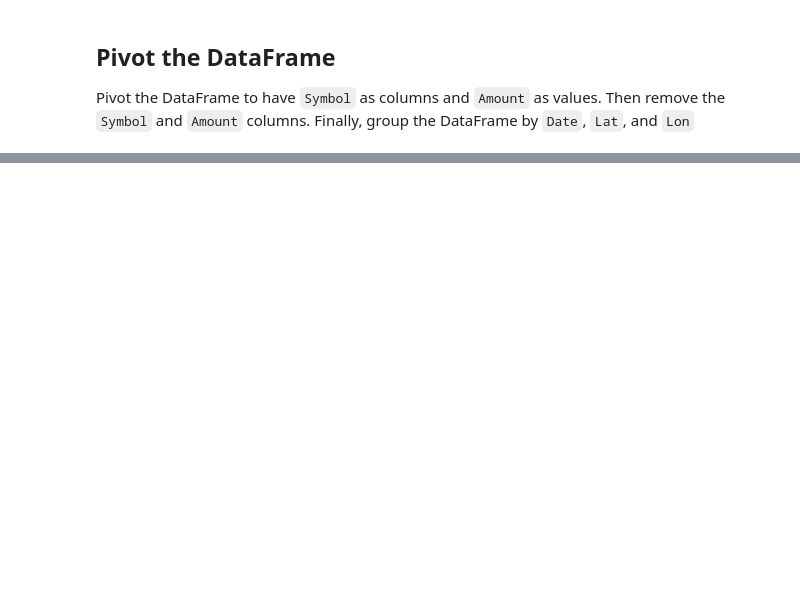
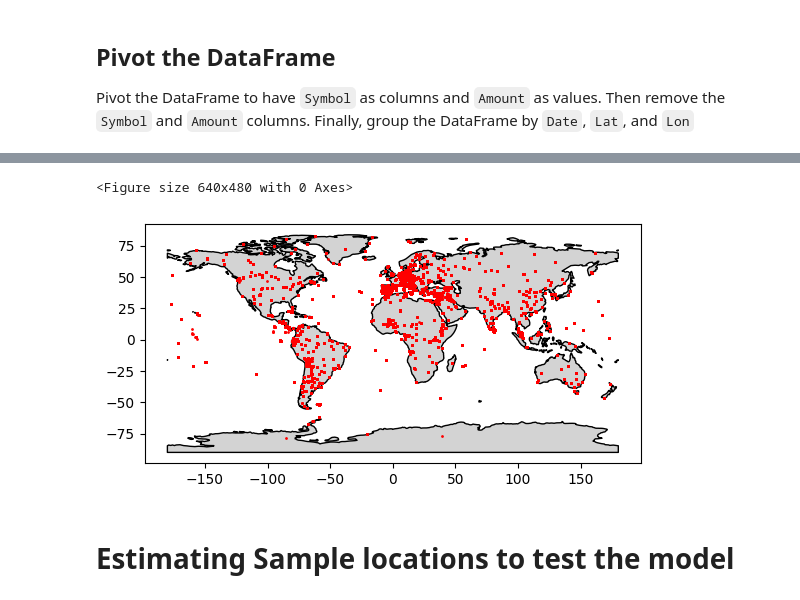
Before and after one commit to JaxtonGray/isoNet_Models, a Jupyter notebook: Data/GNIP/DataCleaning.ipynb, the cells around one changed output, grey strips where cells are left out. Cells and saved outputs as stored; diff of their text form; code cells hidden in the pictures; blank space fills up the shorter version.

```diff
--- a/Data/GNIP/DataCleaning.ipynb
+++ b/Data/GNIP/DataCleaning.ipynb
@@ -81,7 +84,7 @@ Convert the columns to UTC timezone and set the typing of the other columns:
 - `Amount`: float
 # %%
 # Convert Date Column to Datetime
-df['Date'] = pd.to_datetime(df['Date'], format='ISO8601', utc=True)
+df['Date'] = pd.to_datetime(df['Date'], utc=True)
 
 # Set the typing of the other columns
 df['Lat'] = df['Lat'].astype(float)
@@ -108,10 +105,3 @@ df
 # %% [markdown]
 ## Pivot the DataFrame
 Pivot the DataFrame to have `Symbol` as columns and `Amount` as values. Then remove the `Symbol` and `Amount` columns. Finally, group the DataFrame by `Date`, `Lat`, and `Lon`
-# %%
-# Pivot the DataFrame
-df['O18'] = df[df['Symbol'] == 'O18']['Amount']
-df['H2'] = df[df['Symbol'] == 'H2']['Amount']
-
-# Remove the Symbol and Amount columns
-df = df.drop(columns=['Symbol', 'Amount'])
@@ -133,0 +108,3 @@ df.groupby(['Date', 'Lat', 'Lon']).mean().reset_index()
+# %%
+df = df.pivot_table(index=['Lat', 'Lon', 'Alt', 'Date'], columns='Symbol', values='Amount', aggfunc='first').reset_index()
+df
@@ -133,0 +128,7 @@ df.groupby(['Date', 'Lat', 'Lon']).mean().reset_index()
+# %%
+# Convert the DataFrame to a GeoDataFrame
+gdf = gpd.GeoDataFrame(
+    df,
+    geometry=gpd.points_from_xy(df['Lon'], df['Lat']),
+    crs='EPSG:4326'
+)
@@ -133,0 +155,13 @@ df.groupby(['Date', 'Lat', 'Lon']).mean().reset_index()
+# %%
+plt.figure()
+# Plot World Map with Sample Locations
+world = gpd.read_file(gds.get_path('naturalearth.land'))
+ax = world.plot(color='lightgrey', edgecolor='black')
+gdf.plot(ax=ax, marker='o', color='red', markersize=1, label='Sample Locations')
+plt.show()
+plt.close();
+# %% [output]
+<Figure size 640x480 with 0 Axes>
+[figure, added]
+# %% [markdown]
+# Estimating Sample locations to test the model
```
Also changed, not shown: parts of 26 cells of this notebook, 2 other files.
